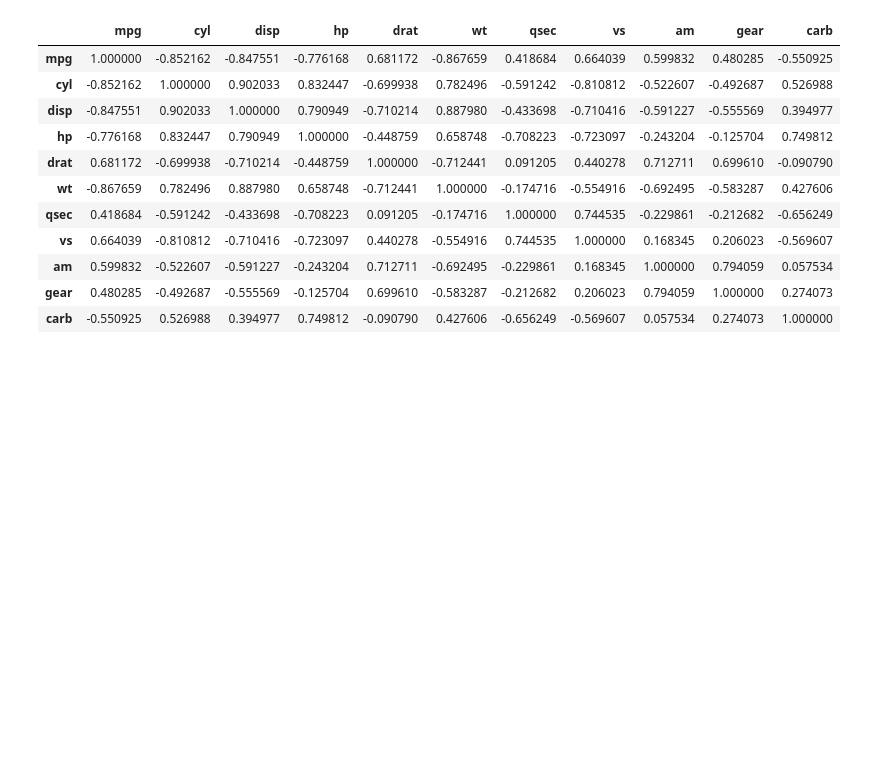
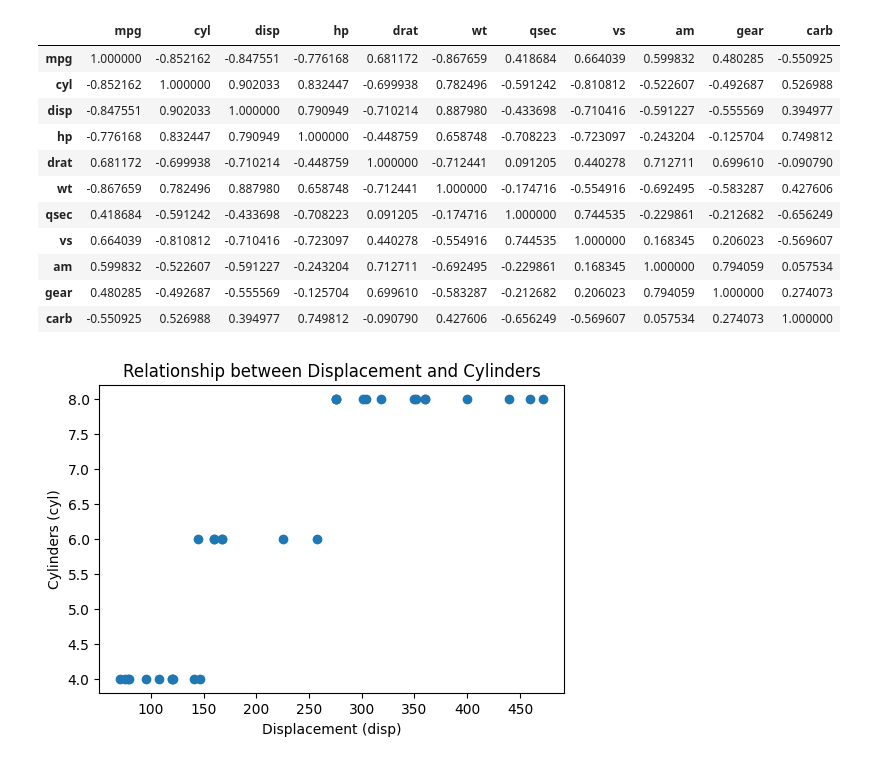
Before and after one commit to HongJunseong/softeer-wiki, a Jupyter notebook: missions/W1/m1.ipynb, the cells around one changed output. Drawn from its saved outputs; the diff is of its cells as text; code cells hidden in the pictures; blank space fills up the shorter version.

```diff
--- a/missions/W1/m1.ipynb
+++ b/missions/W1/m1.ipynb
@@ -196,3 +196,19 @@ display(correlation_matrix)
 | am | 0.599832 | -0.522607 | -0.591227 | -0.243204 | 0.712711 | -0.692495 | -0.229861 | 0.168345 | 1.000000 | 0.794059 | 0.057534 |
 | gear | 0.480285 | -0.492687 | -0.555569 | -0.125704 | 0.699610 | -0.583287 | -0.212682 | 0.206023 | 0.794059 | 1.000000 | 0.274073 |
 | carb | -0.550925 | 0.526988 | 0.394977 | 0.749812 | -0.090790 | 0.427606 | -0.656249 | -0.569607 | 0.057534 | 0.274073 | 1.000000 |
+# %%
+import matplotlib.pyplot as plt
+
+plt.figure(figsize=(6, 4))
+
+plt.scatter(data["disp"], data["cyl"])
+
+plt.title("Relationship between Displacement and Cylinders")
+
+plt.xlabel("Displacement (disp)")
+
+plt.ylabel("Cylinders (cyl)")
+
+plt.show()
+# %% [output]
+[figure, added]
```
Also changed, not shown: parts of 2 cells of this notebook, 2 other files.
